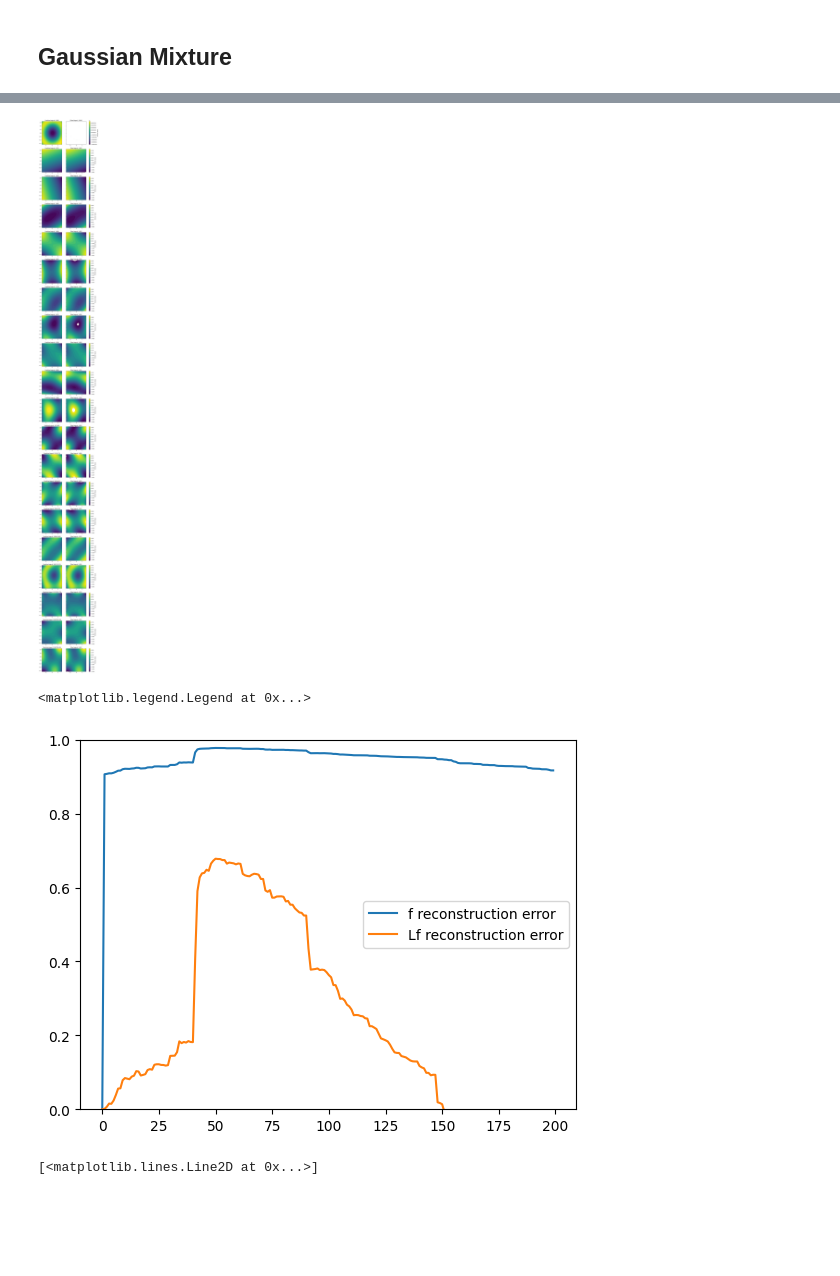
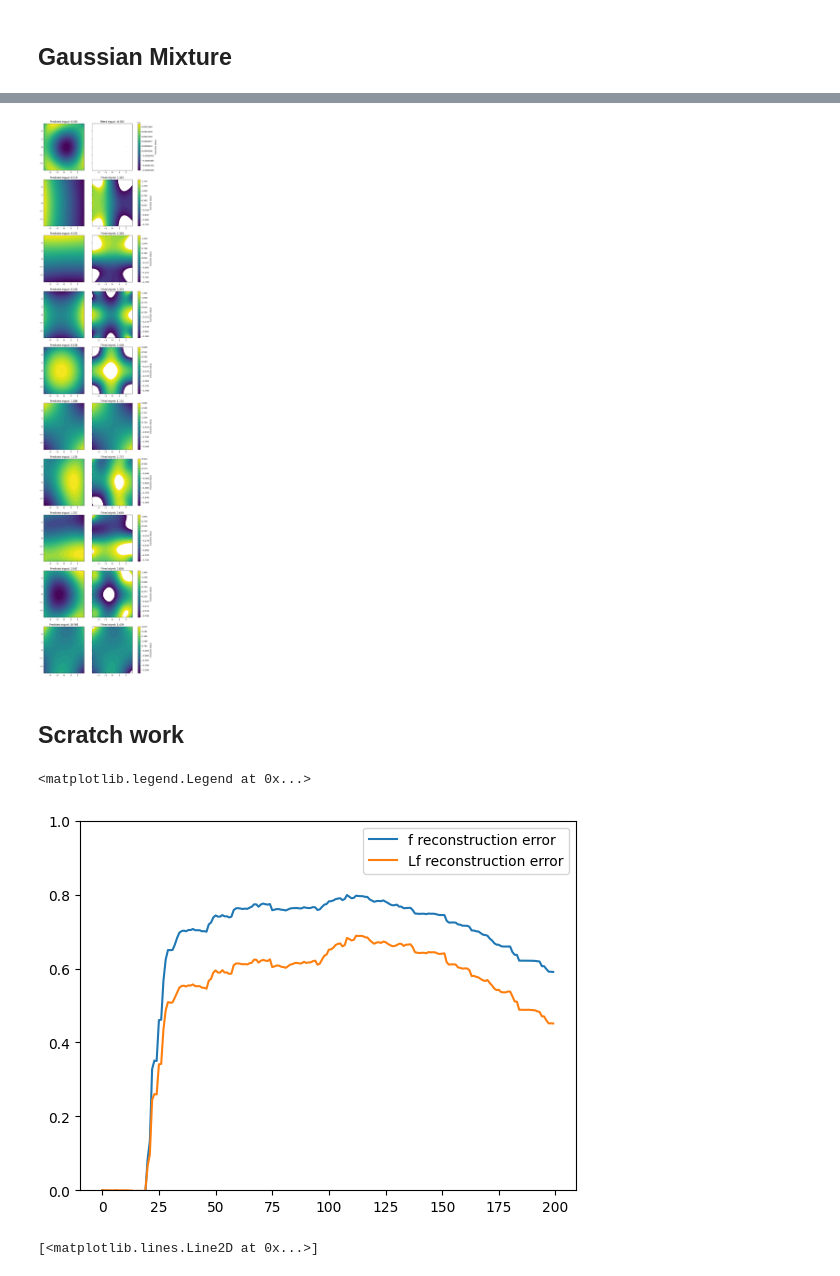
Before and after one commit to lclaeys/eigenfunction-solver, a Jupyter notebook: notebooks/kernel_galerkin.ipynb, the cells around one changed output, grey strips where cells are left out. Drawn from its saved outputs; the diff is of its cells as text; code cells hidden in the pictures; blank space fills up the shorter version.

```diff
--- a/notebooks/kernel_galerkin.ipynb
+++ b/notebooks/kernel_galerkin.ipynb
@@ -61,7 +108,7 @@ def plot_eigenfunctions(x,solver, k):
 metrics = ['eigen_error','orth_error','eigen_cost', 'eigenvalue_mse','eigenfunc_mse', "fitted_eigenvalue_mse"]
 experiment_params = {
     'kernel_params': {
-        'dim': 5,
+        'dim': 2,
         'p': 100,
         'scale': 5.0,
         'order': 3
@@ -76,7 +123,7 @@ experiment_params = {
 
 energy = QuadraticEnergy(np.eye(experiment_params['kernel_params']['dim']))
 
-x, solver = kernel_experiment(experiment_params, energy, PolynomialKernel)
+x, solver = kernel_experiment(experiment_params, energy, GaussianKernel)
 
 if solver is None:
     print('Error')
@@ -108,9 +155,12 @@ _ = evaluator.plot_eigfuncs_exact(solver,x_eval,6)
 ## Gaussian Mixture
 # %%
 metrics = ['eigen_error','orth_error','eigen_cost', 'fitted_eigen_error']
+
+dim = 2
+
 experiment_params = {
     'kernel_params': {
-        'dim': 20,
+        'dim': dim,
         'p': 300,
         'scale': 10.0,
         'order': 3
@@ -123,11 +173,11 @@ experiment_params = {
     }
 }
 
-means = np.array([np.zeros(20),np.zeros(20)])
-covs = np.array([np.diag(0.5+np.random.random(20)),np.diag(0.5+np.random.random(20))])
+#means = np.array([np.zeros(dim),np.zeros(dim)])
+#covs = np.array([np.diag(0.5+np.random.random(dim)),np.diag(0.5+np.random.random(dim))])
 
-# means = np.array([[0,0],[0,0]])
-# covs = np.array([[[5,0],[0,1]], [[1,0],[0,5]]])
+means = np.array([[0,0],[0,0]])
+covs = np.array([[[5,0],[0,1]], [[1,0],[0,5]]])
 
 #means = np.array([[0], [5]])
 #covs = np.array([[[1]], [[1]]])
@@ -148,7 +216,9 @@ else:
 # %%
-_ = evaluator.plot_eigfuncs(solver,x_eval,20)
+_ = evaluator.plot_eigfuncs(solver,x_eval,10)
 # %% [output]
-[figure, old version]
+[figure, new version]
+# %% [markdown]
+## Scratch work
 # %%
 # reconstruct |x|^2
 
@@ -176,7 +246,7 @@ plt.ylim(0,1)
 plt.legend()
 # %% [output]
 <matplotlib.legend.Legend at 0x...>
-[figure, old version]
+[figure, new version]
 # %%
 plt.plot(solver.fitted_eigvals, label = 'eigvals')
 # %% [output]
```
Also changed, not shown: parts of 8 cells of this notebook, 2 other files.
